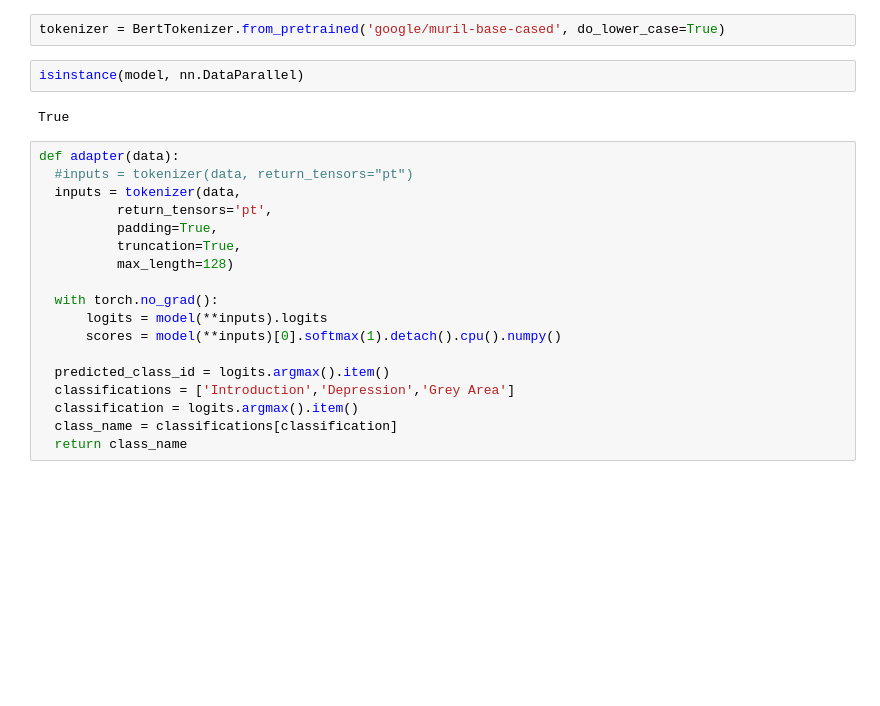
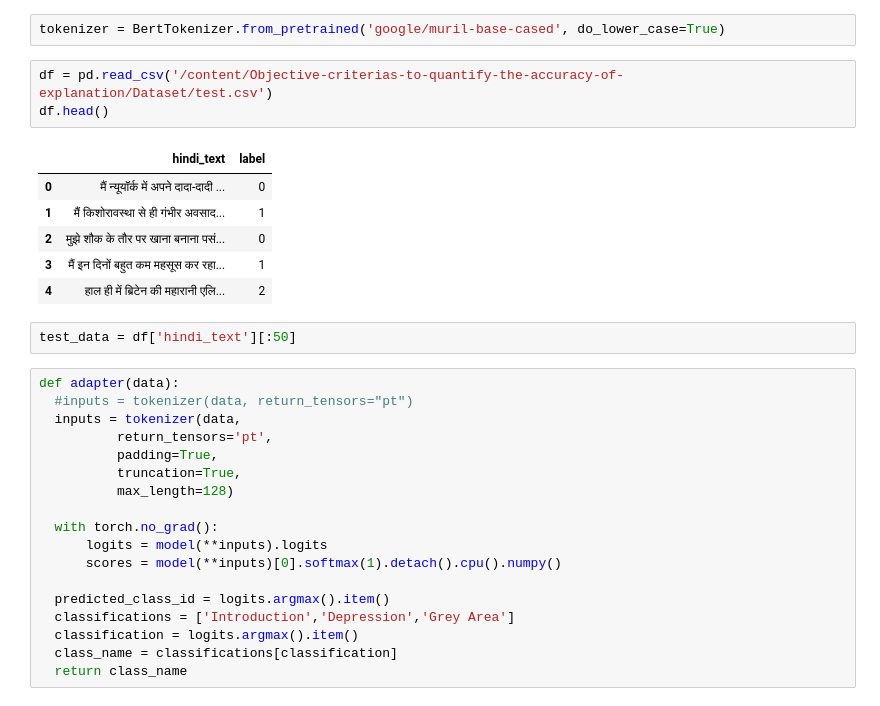
Before and after one commit to ChaitaliV/Objective-criterias-to-quantify-the-accuracy-of-explanation, a Jupyter notebook: Explainability models/SHAP_MuRIL.ipynb, the cells around one changed output. Saved outputs shown, nothing was run; the diff lists cells and outputs as text; blank space fills up the shorter version.

```diff
--- a/Explainability models/SHAP_MuRIL.ipynb
+++ b/Explainability models/SHAP_MuRIL.ipynb
@@ -79,10 +70,18 @@ Mon Apr  3 18:36:21 2023
 model=torch.load(r'/content/drive/MyDrive/Saved Models/MuRIL.pt',map_location=torch.device('cuda'))
 # %%
 tokenizer = BertTokenizer.from_pretrained('google/muril-base-cased', do_lower_case=True)
-# %%
-isinstance(model, nn.DataParallel)
-# %% [output]
-True
+# %%
+df = pd.read_csv('/content/Objective-criterias-to-quantify-the-accuracy-of-explanation/Dataset/test.csv')
+df.head()
+# %% [output]
+|  | hindi_text | label |
+| 0 | मैं न्यूयॉर्क में अपने दादा-दादी ... | 0 |
+| 1 | मैं किशोरावस्था से ही गंभीर अवसाद... | 1 |
+| 2 | मुझे शौक के तौर पर खाना बनाना पसं... | 0 |
+| 3 | मैं इन दिनों बहुत कम महसूस कर रहा... | 1 |
+| 4 | हाल ही में ब्रिटेन की महारानी एलि... | 2 |
+# %%
+test_data = df['hindi_text'][:50]
 # %%
 def adapter(data):
   #inputs = tokenizer(data, return_tensors="pt")
```
Also changed, not shown: parts of 33 cells of this notebook.
